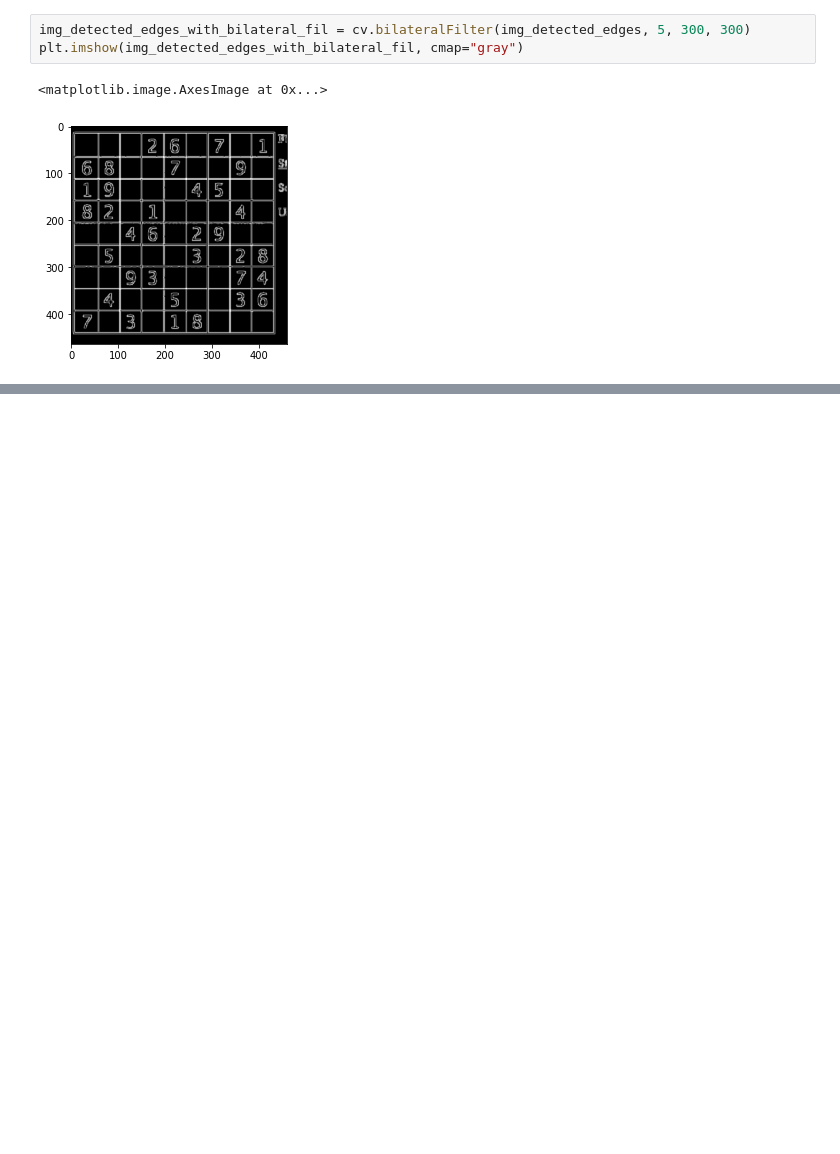
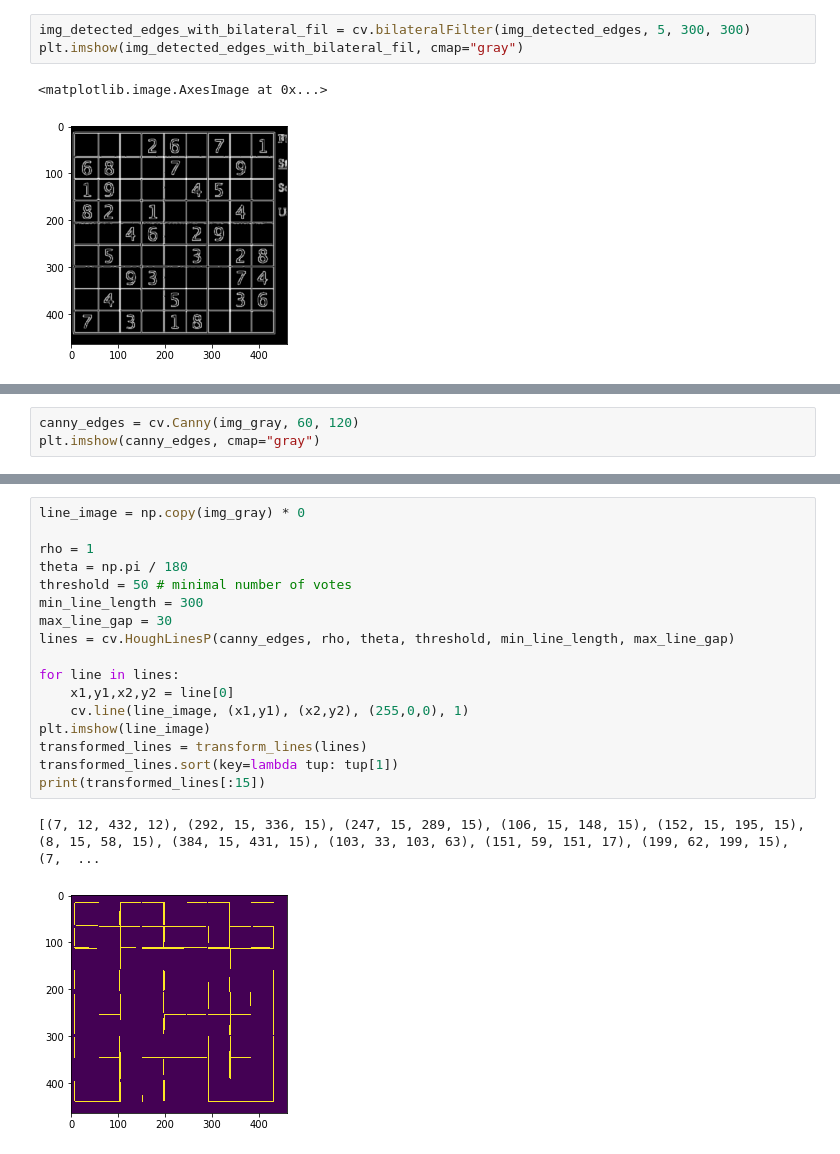
Before and after one commit to ASzwarc/SudokuSolver, a Jupyter notebook: model/experiments_board_image_processing.ipynb, the cells around one changed output, grey strips where cells are left out. Cells and saved outputs as stored; diff of their text form; blank space fills up the shorter version.

```diff
--- a/model/experiments_board_image_processing.ipynb
+++ b/model/experiments_board_image_processing.ipynb
@@ -188,0 +80,3 @@ def resize_images_to_mnist(image_list: List) -> List:
+# %%
+canny_edges = cv.Canny(img_gray, 60, 120)
+plt.imshow(canny_edges, cmap="gray")
@@ -188,0 +86,20 @@ def resize_images_to_mnist(image_list: List) -> List:
+# %%
+line_image = np.copy(img_gray) * 0
+
+rho = 1
+theta = np.pi / 180
+threshold = 50 # minimal number of votes
+min_line_length = 300
+max_line_gap = 30
+lines = cv.HoughLinesP(canny_edges, rho, theta, threshold, min_line_length, max_line_gap)
+
+for line in lines:
+    x1,y1,x2,y2 = line[0]
+    cv.line(line_image, (x1,y1), (x2,y2), (255,0,0), 1)
+plt.imshow(line_image)
+transformed_lines = transform_lines(lines)
+transformed_lines.sort(key=lambda tup: tup[1])
+print(transformed_lines[:15])
+# %% [output]
+[(7, 12, 432, 12), (292, 15, 336, 15), (247, 15, 289, 15), (106, 15, 148, 15), (152, 15, 195, 15), (8, 15, 58, 15), (384, 15, 431, 15), (103, 33, 103, 63), (151, 59, 151, 17), (199, 62, 199, 15), (7,  ...
+[figure, added]
```
Also changed, not shown: parts of 9 cells of this notebook.
